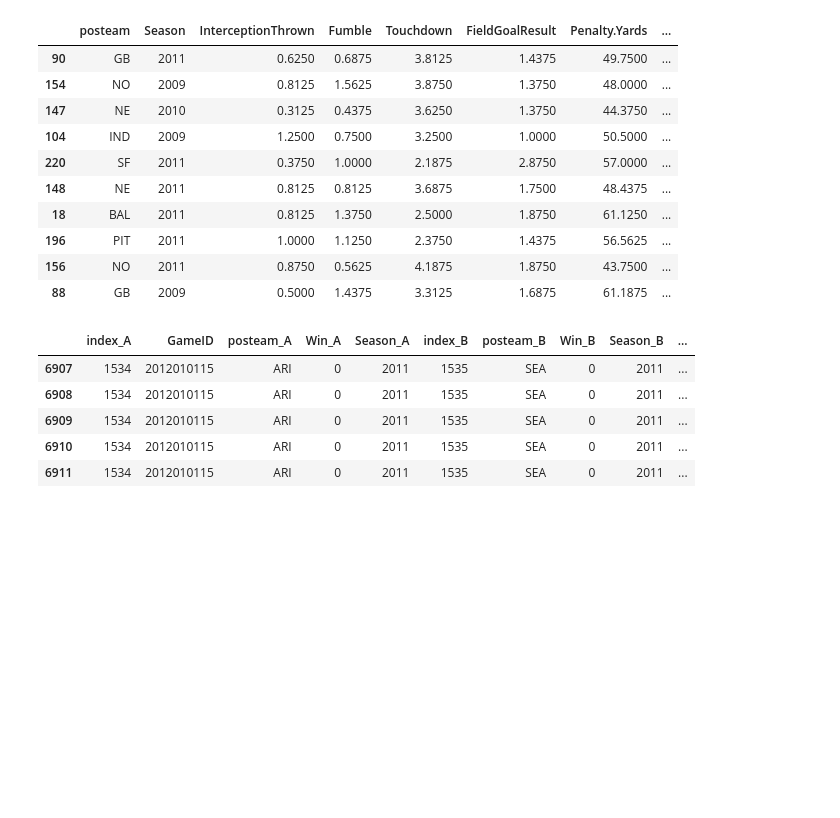
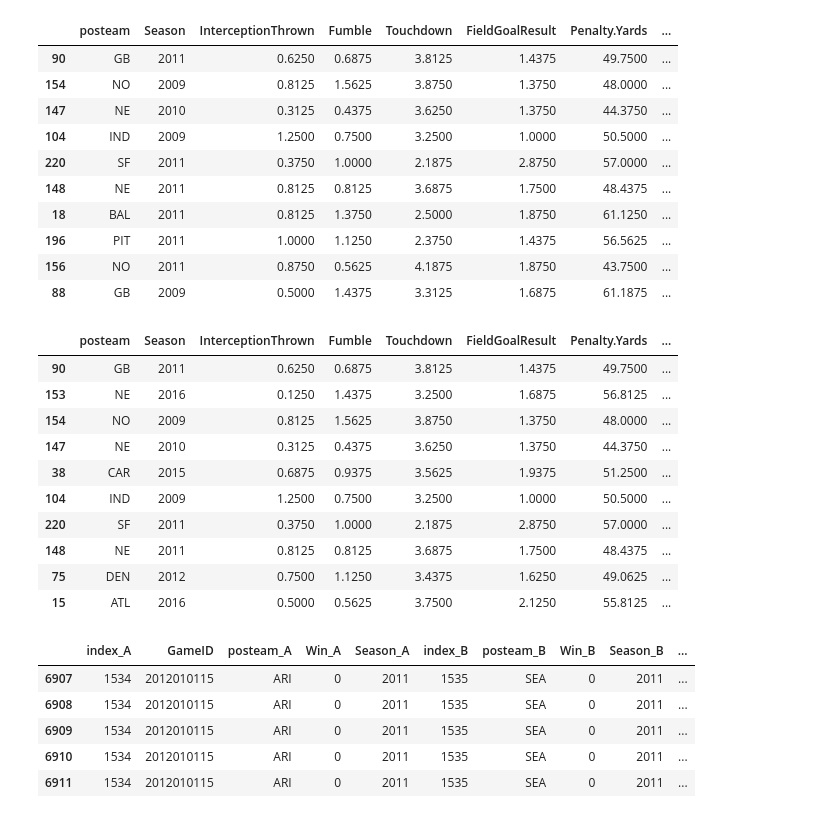
Before and after one commit to tinge5/finalProjectML, a Jupyter notebook: notebooks/DataVisualization.ipynb, the cells around one changed output. Drawn from its saved outputs; the diff is of its cells as text; code cells hidden in the pictures; blank space fills up the shorter version.

```diff
--- a/notebooks/DataVisualization.ipynb
+++ b/notebooks/DataVisualization.ipynb
@@ -201,4 +219,18 @@ half_avg.head(10)
 | 196 | PIT | 2011 | 1.0000 | 1.1250 | 2.3750 | 1.4375 | 56.5625 | ... |
 | 156 | NO | 2011 | 0.8750 | 0.5625 | 4.1875 | 1.8750 | 43.7500 | ... |
 | 88 | GB | 2009 | 0.5000 | 1.4375 | 3.3125 | 1.6875 | 61.1875 | ... |
+# %%
+BestTeams
+# %% [output]
+|  | posteam | Season | InterceptionThrown | Fumble | Touchdown | FieldGoalResult | Penalty.Yards | ... |
+| 90 | GB | 2011 | 0.6250 | 0.6875 | 3.8125 | 1.4375 | 49.7500 | ... |
+| 153 | NE | 2016 | 0.1250 | 1.4375 | 3.2500 | 1.6875 | 56.8125 | ... |
+| 154 | NO | 2009 | 0.8125 | 1.5625 | 3.8750 | 1.3750 | 48.0000 | ... |
+| 147 | NE | 2010 | 0.3125 | 0.4375 | 3.6250 | 1.3750 | 44.3750 | ... |
+| 38 | CAR | 2015 | 0.6875 | 0.9375 | 3.5625 | 1.9375 | 51.2500 | ... |
+| 104 | IND | 2009 | 1.2500 | 0.7500 | 3.2500 | 1.0000 | 50.5000 | ... |
+| 220 | SF | 2011 | 0.3750 | 1.0000 | 2.1875 | 2.8750 | 57.0000 | ... |
+| 148 | NE | 2011 | 0.8125 | 0.8125 | 3.6875 | 1.7500 | 48.4375 | ... |
+| 75 | DEN | 2012 | 0.7500 | 1.1250 | 3.4375 | 1.6250 | 49.0625 | ... |
+| 15 | ATL | 2016 | 0.5000 | 0.5625 | 3.7500 | 2.1250 | 55.8125 | ... |
 # %%
```
Also changed, not shown: parts of 17 cells of this notebook, 4 other files.
